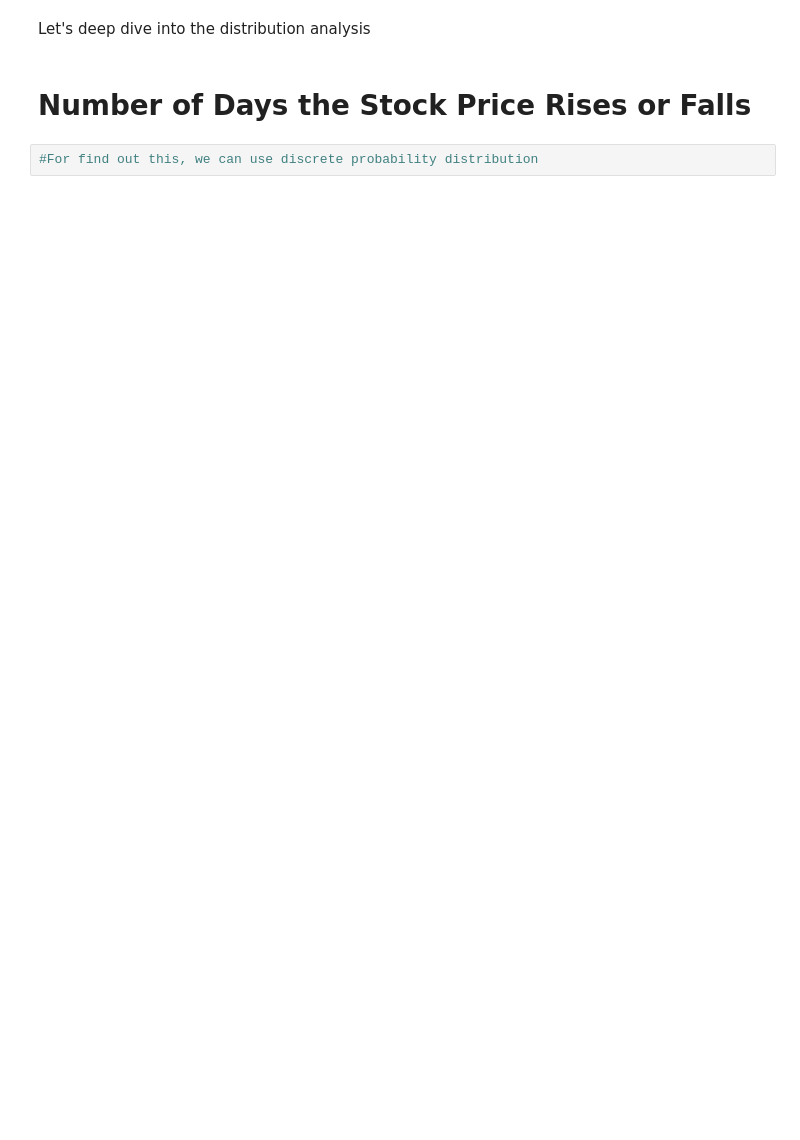
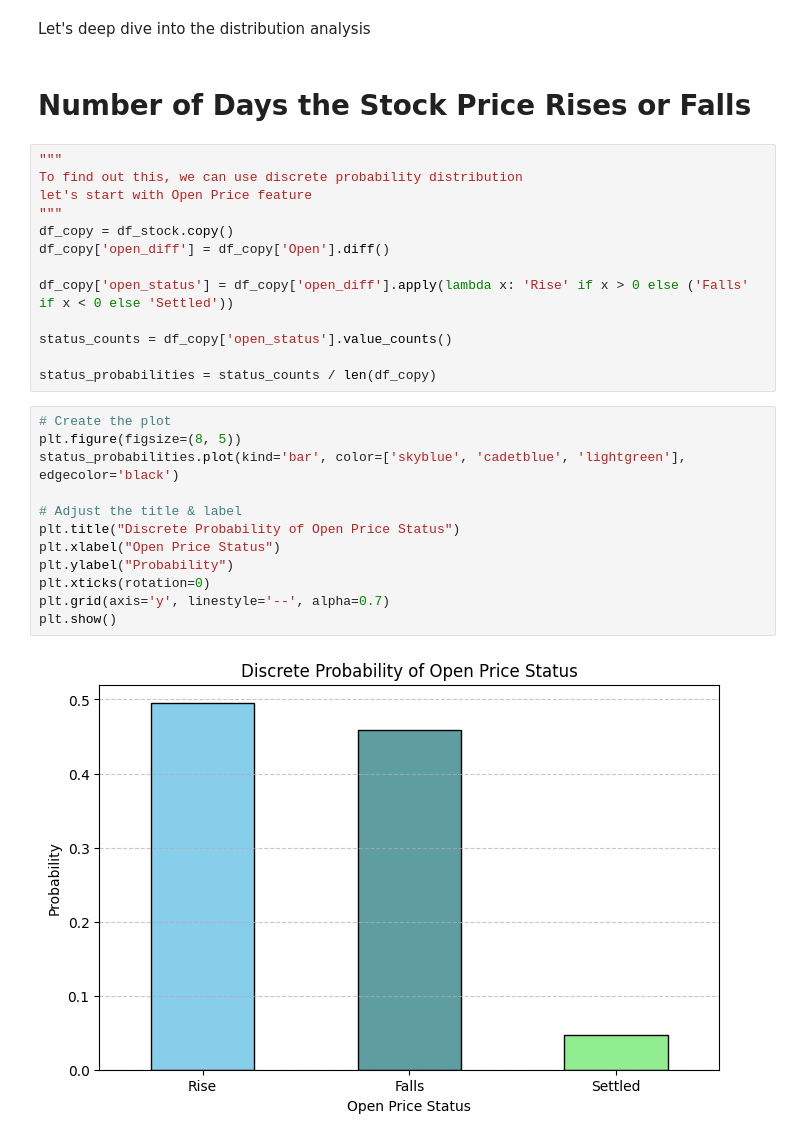
Before and after one commit to dhiiil/inferential-statistic, a Jupyter notebook: Dataset_Inference_Test/notebook/data_analysis.ipynb, the cells around one changed output. Cells and saved outputs as stored; diff of their text form; blank space fills up the shorter version.

Commit message:
Update data_analysis.ipynb
Add Daily Return & Num of days rise, falls, or settled

```diff
--- a/Dataset_Inference_Test/notebook/data_analysis.ipynb
+++ b/Dataset_Inference_Test/notebook/data_analysis.ipynb
@@ -86,5 +89,30 @@ plt.show()
 Let's deep dive into the distribution analysis
 # %% [markdown]
 # Number of Days the Stock Price Rises or Falls
-# %%
-#For find out this, we can use discrete probability distribution
+# %%
+"""
+To find out this, we can use discrete probability distribution
+let's start with Open Price feature
+"""
+df_copy = df_stock.copy()
+df_copy['open_diff'] = df_copy['Open'].diff()
+
+df_copy['open_status'] = df_copy['open_diff'].apply(lambda x: 'Rise' if x > 0 else ('Falls' if x < 0 else 'Settled'))
+
+status_counts = df_copy['open_status'].value_counts()
+
+status_probabilities = status_counts / len(df_copy)
+# %%
+# Create the plot
+plt.figure(figsize=(8, 5))
+status_probabilities.plot(kind='bar', color=['skyblue', 'cadetblue', 'lightgreen'], edgecolor='black')
+
+# Adjust the title & label
+plt.title("Discrete Probability of Open Price Status")
+plt.xlabel("Open Price Status")
+plt.ylabel("Probability")
+plt.xticks(rotation=0)
+plt.grid(axis='y', linestyle='--', alpha=0.7)
+plt.show()
+# %% [output]
+[figure, added]
```
Also changed, not shown: parts of 5 cells of this notebook.
